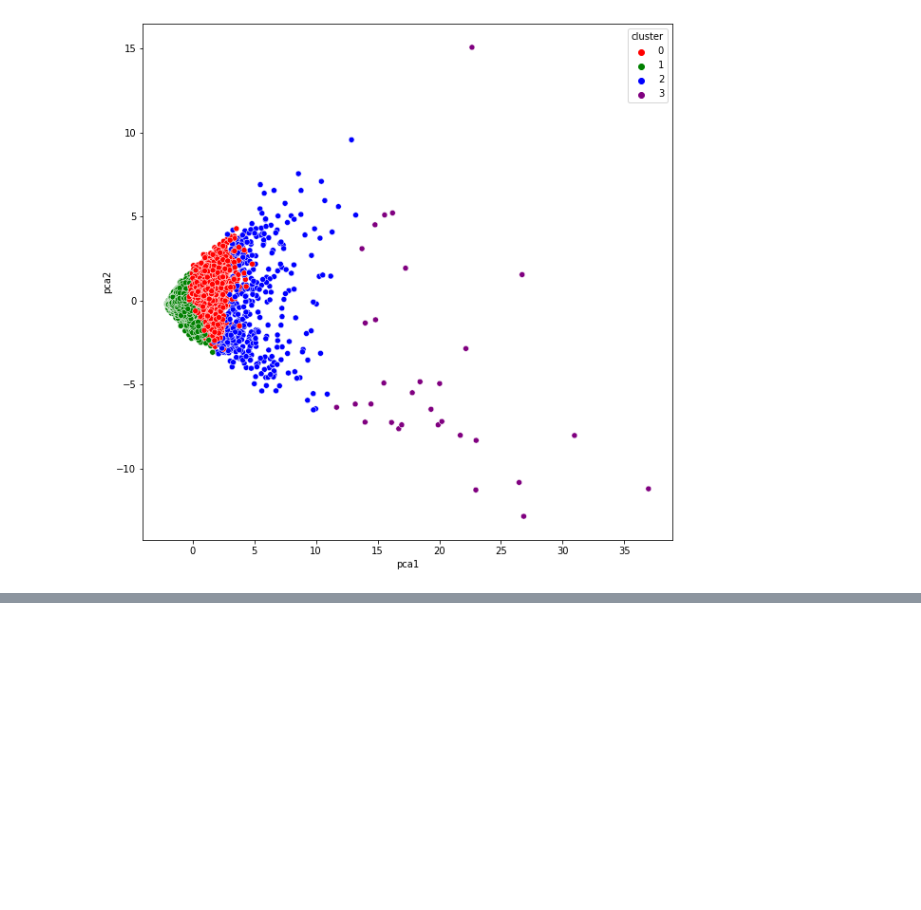
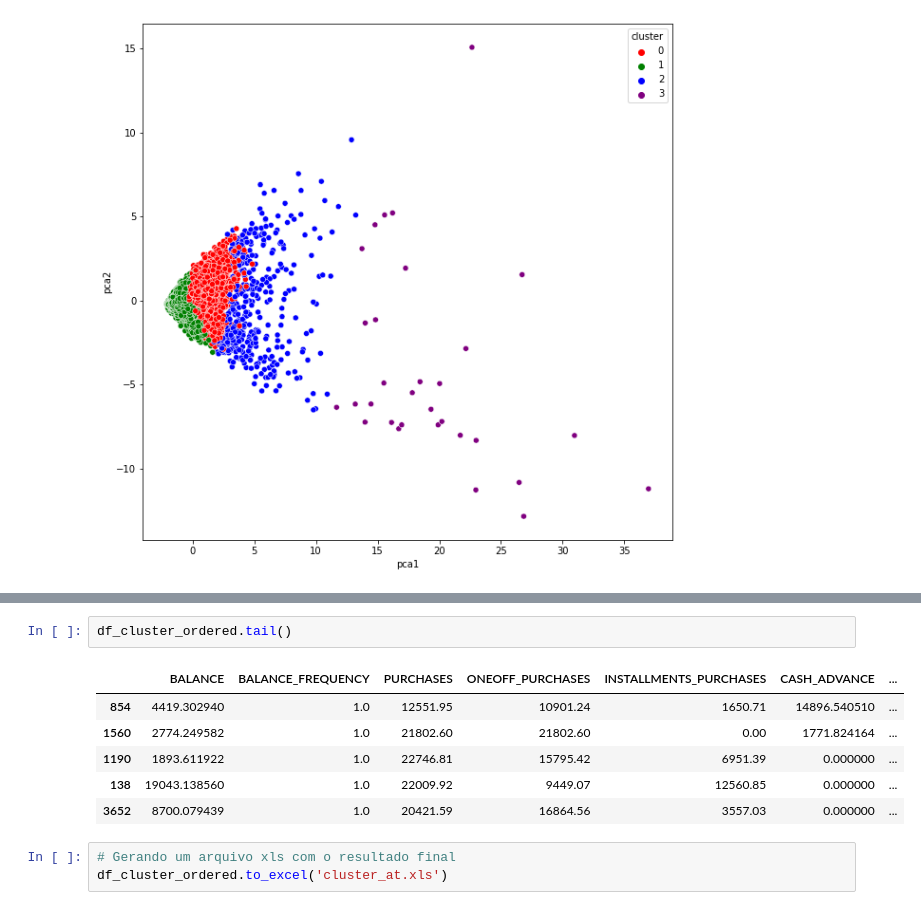
Before and after one commit to Mario-RJunior/Departamento-Marketing, a Jupyter notebook: Segmentacao_marketing.ipynb, the cells around one changed output, grey strips where cells are left out. Cells and saved outputs as stored; diff of their text form; blank space fills up the shorter version.

Commit message:
Gerando arquivo do excel com resultado final

```diff
--- a/Segmentacao_marketing.ipynb
+++ b/Segmentacao_marketing.ipynb
@@ -627,0 +639,12 @@ plt.show()
+# %%
+df_cluster_ordered.tail()
+# %% [output]
+|  | BALANCE | BALANCE_FREQUENCY | PURCHASES | ONEOFF_PURCHASES | INSTALLMENTS_PURCHASES | CASH_ADVANCE | ... |
+| 854 | 4419.302940 | 1.0 | 12551.95 | 10901.24 | 1650.71 | 14896.540510 | ... |
+| 1560 | 2774.249582 | 1.0 | 21802.60 | 21802.60 | 0.00 | 1771.824164 | ... |
+| 1190 | 1893.611922 | 1.0 | 22746.81 | 15795.42 | 6951.39 | 0.000000 | ... |
+| 138 | 19043.138560 | 1.0 | 22009.92 | 9449.07 | 12560.85 | 0.000000 | ... |
+| 3652 | 8700.079439 | 1.0 | 20421.59 | 16864.56 | 3557.03 | 0.000000 | ... |
+# %%
+# Gerando um arquivo xls com o resultado final
+df_cluster_ordered.to_excel('cluster_at.xls')
```
Also changed, not shown: parts of 1 cell of this notebook.
